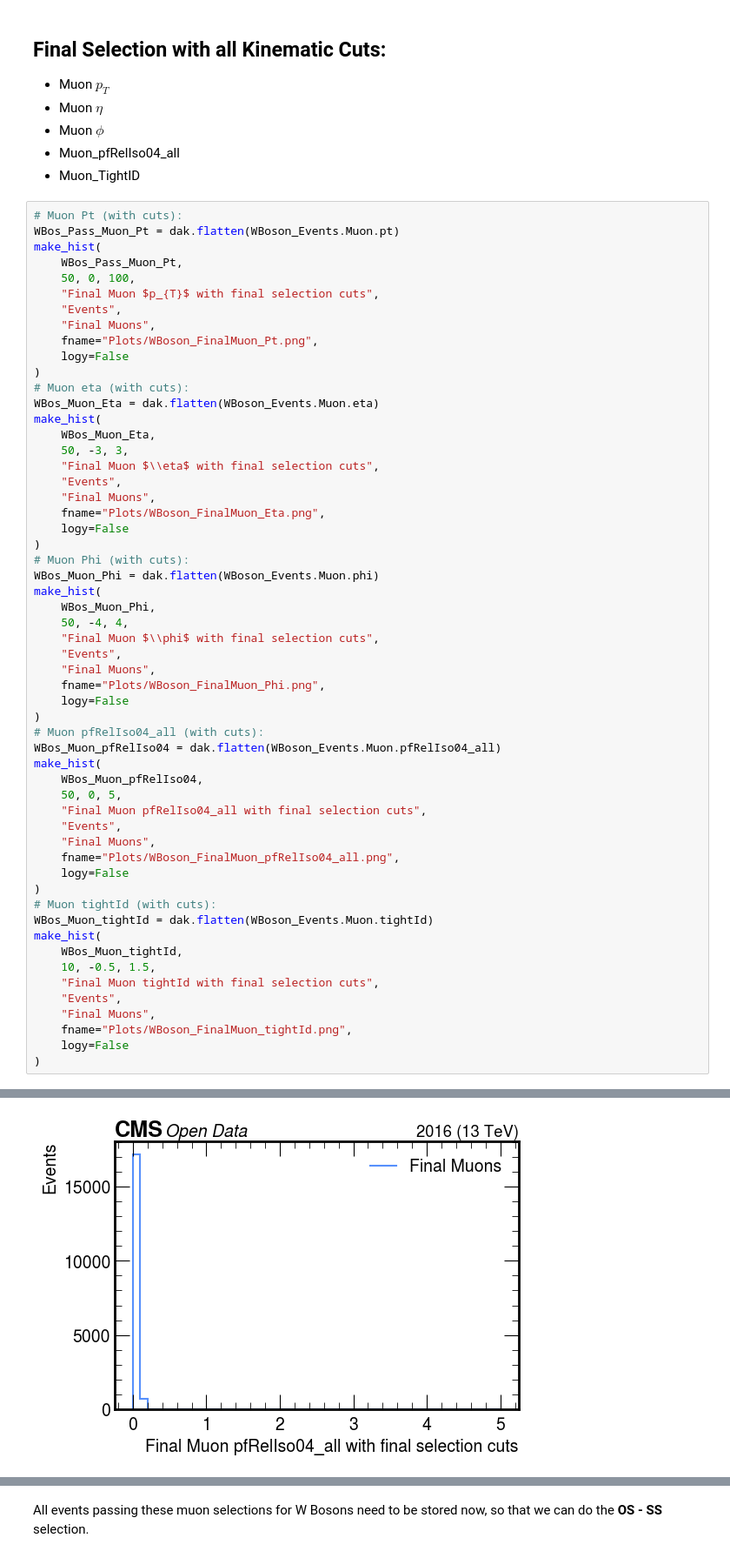
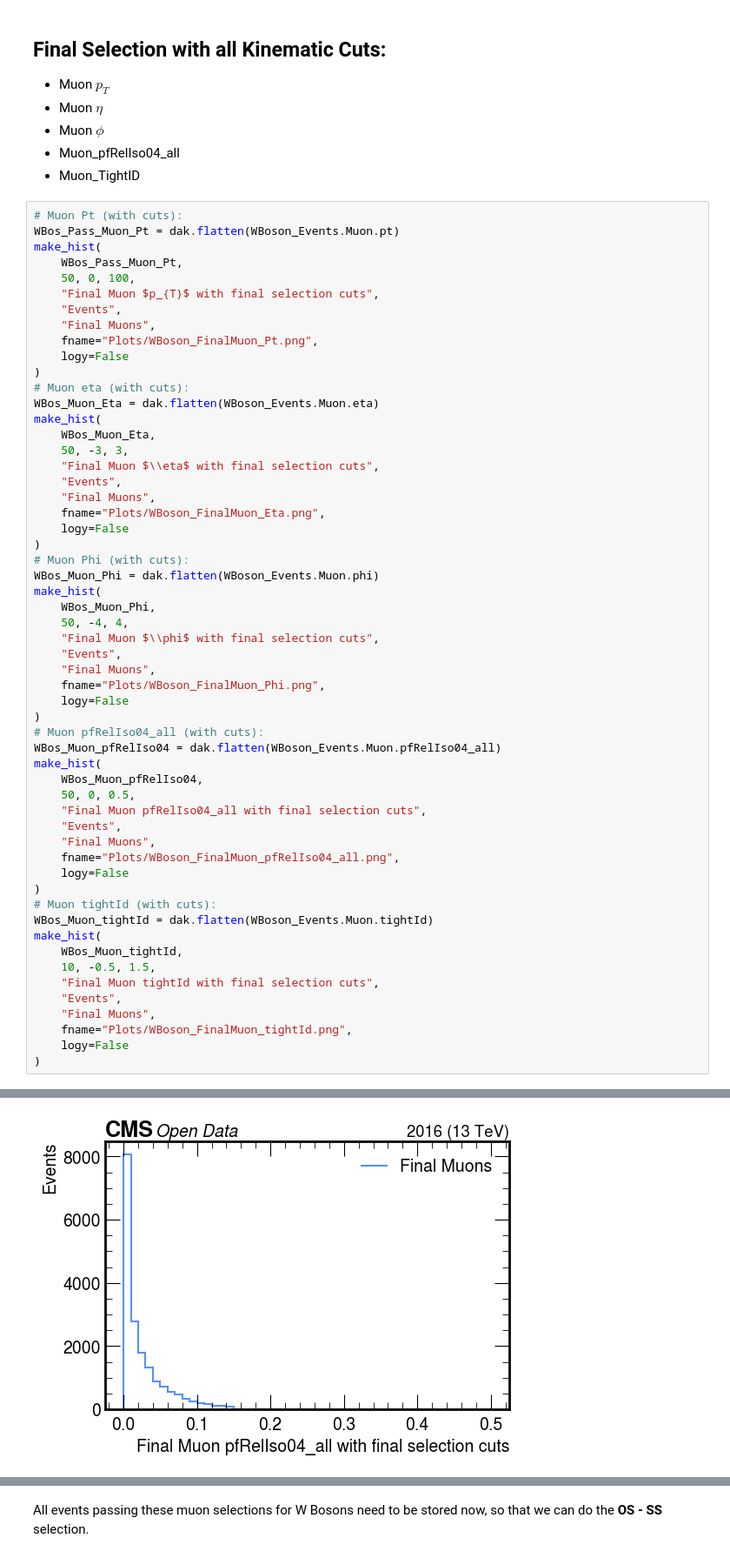
Before and after one commit to xondikoi03/charmTaggingAnalysis, a Jupyter notebook: Coffea/notebooks/charmAnalysis.ipynb, the cells around one changed output, grey strips where cells are left out. Shown at 87% size. Saved outputs shown, nothing was run; the diff lists cells and outputs as text.

```diff
--- a/Coffea/notebooks/charmAnalysis.ipynb
+++ b/Coffea/notebooks/charmAnalysis.ipynb
@@ -374,33 +376,33 @@ make_hist(
     "Events",
     "Final Muons",
     fname="Plots/WBoson_FinalMuon_Phi.png",
     logy=False
 )
 # Muon pfRelIso04_all (with cuts):
 WBos_Muon_pfRelIso04 = dak.flatten(WBoson_Events.Muon.pfRelIso04_all)
 make_hist(
     WBos_Muon_pfRelIso04,
-    50, 0, 5,
+    50, 0, 0.5,
     "Final Muon pfRelIso04_all with final selection cuts",
     "Events",
     "Final Muons",
     fname="Plots/WBoson_FinalMuon_pfRelIso04_all.png",
     logy=False
 )
 # Muon tightId (with cuts):
 WBos_Muon_tightId = dak.flatten(WBoson_Events.Muon.tightId)
 make_hist(
     WBos_Muon_tightId,
     10, -0.5, 1.5,
     "Final Muon tightId with final selection cuts",
     "Events",
     "Final Muons",
     fname="Plots/WBoson_FinalMuon_tightId.png",
     logy=False
 )
 # %% [output]
 [figure]
 [figure]
 [figure]
-[figure, old version]
+[figure, new version]
 [figure]
```
Also changed, not shown: parts of 17 cells of this notebook.
